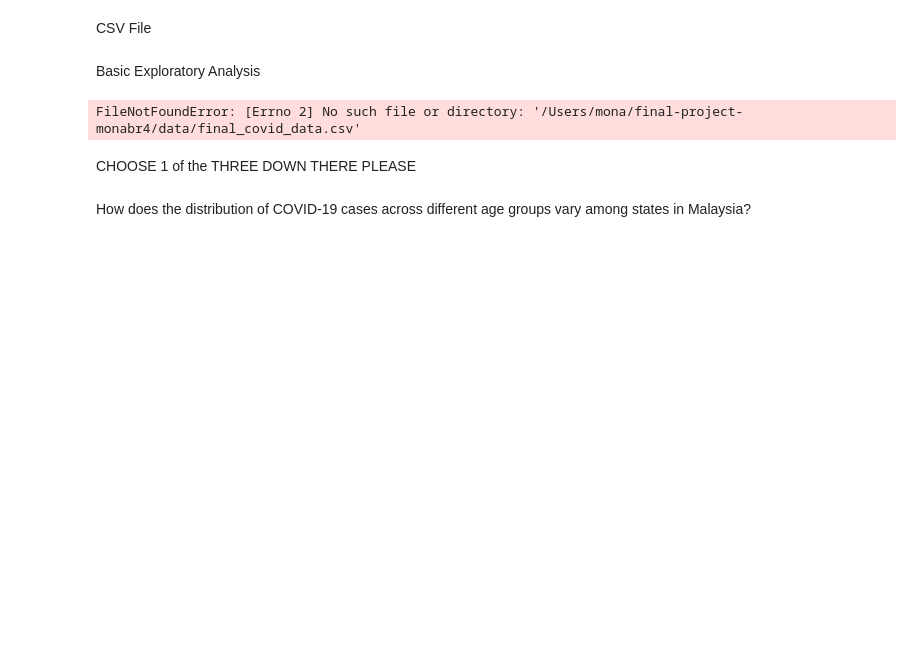
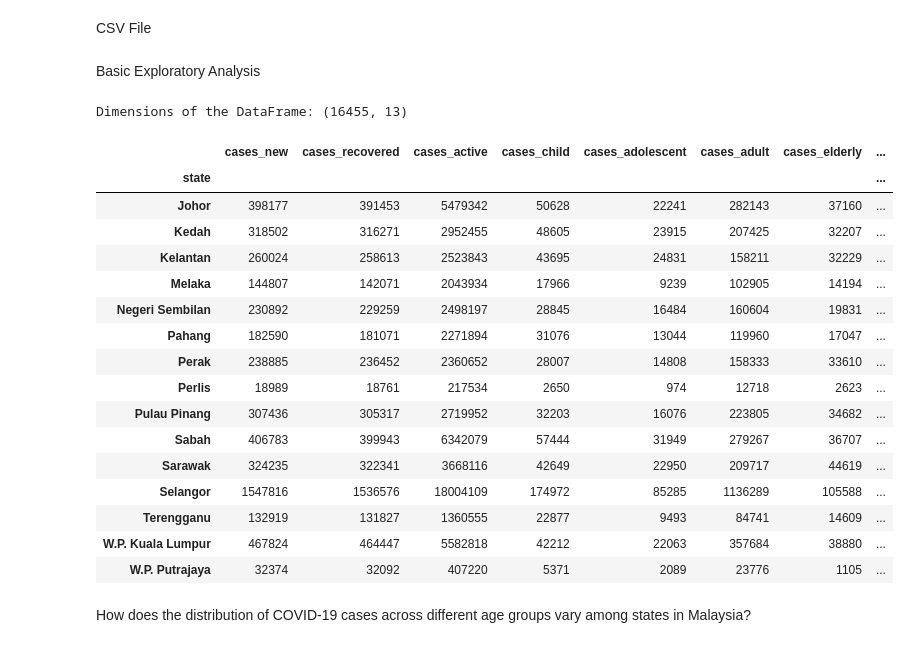
Before and after one commit to Fall23-DSCI-510/final-project-monabr4, a Jupyter notebook: results/graphing.ipynb, the cells around one changed output. Drawn from its saved outputs; the diff is of its cells as text; code cells hidden in the pictures; blank space fills up the shorter version.

Commit message:
Almost There

```diff
--- a/results/graphing.ipynb
+++ b/results/graphing.ipynb
@@ -23,26 +27,42 @@ merged_data
 # %% [markdown]
 Basic Exploratory Analysis
 # %%
-csv_file_path = "/Users/mona/final-project-monabr4/data/final_covid_data.csv"
+csv_file_path = "/Users/mona/final-project-monabr4/data/processed/final_covid_data.csv"
 final_covid_data = pd.read_csv(csv_file_path)
 (final_covid_data)
 dimensions = final_covid_data.shape
 print("Dimensions of the DataFrame:", dimensions)
 # %% [output]
-FileNotFoundError: [Errno 2] No such file or directory: '/Users/mona/final-project-monabr4/data/final_covid_data.csv'
+Dimensions of the DataFrame: (16455, 13)
 # %%
-csv_file_path = "/Users/mona/final-project-monabr4/data/final_covid_data.csv"
+csv_file_path = "/Users/mona/final-project-monabr4/data/processed/final_covid_data.csv"
 final_covid_data = pd.read_csv(csv_file_path)
 
 columns_to_sum = [
     'cases_new', 'cases_recovered', 'cases_active',
     'cases_child', 'cases_adolescent', 'cases_adult', 'cases_elderly',
     'population', 'cases_new_per_capita', 'cases_recovered_per_capita', 'cases_active_per_capita'
 ]
 sum_by_state = final_covid_data.groupby('state')[columns_to_sum].sum()
-
-
 sum_by_state
+# %% [output]
+|  | cases_new | cases_recovered | cases_active | cases_child | cases_adolescent | cases_adult | cases_elderly | ... |
+| state |  |  |  |  |  |  |  | ... |
+| Johor | 398177 | 391453 | 5479342 | 50628 | 22241 | 282143 | 37160 | ... |
+| Kedah | 318502 | 316271 | 2952455 | 48605 | 23915 | 207425 | 32207 | ... |
+| Kelantan | 260024 | 258613 | 2523843 | 43695 | 24831 | 158211 | 32229 | ... |
+| Melaka | 144807 | 142071 | 2043934 | 17966 | 9239 | 102905 | 14194 | ... |
+| Negeri Sembilan | 230892 | 229259 | 2498197 | 28845 | 16484 | 160604 | 19831 | ... |
+| Pahang | 182590 | 181071 | 2271894 | 31076 | 13044 | 119960 | 17047 | ... |
+| Perak | 238885 | 236452 | 2360652 | 28007 | 14808 | 158333 | 33610 | ... |
+| Perlis | 18989 | 18761 | 217534 | 2650 | 974 | 12718 | 2623 | ... |
+| Pulau Pinang | 307436 | 305317 | 2719952 | 32203 | 16076 | 223805 | 34682 | ... |
+| Sabah | 406783 | 399943 | 6342079 | 57444 | 31949 | 279267 | 36707 | ... |
+| Sarawak | 324235 | 322341 | 3668116 | 42649 | 22950 | 209717 | 44619 | ... |
+| Selangor | 1547816 | 1536576 | 18004109 | 174972 | 85285 | 1136289 | 105588 | ... |
+| Terengganu | 132919 | 131827 | 1360555 | 22877 | 9493 | 84741 | 14609 | ... |
+| W.P. Kuala Lumpur | 467824 | 464447 | 5582818 | 42212 | 22063 | 357684 | 38880 | ... |
+| W.P. Putrajaya | 32374 | 32092 | 407220 | 5371 | 2089 | 23776 | 1105 | ... |
 # %%
 subset_sum_by_state = sum_by_state.iloc[:, [3, 4, 5,6]]
 subset_sum_by_state
@@ -52,7 +72,5 @@ subset_sum_by_state
 # %%
 subset_sum_by_state = sum_by_state.iloc[:, [8]]
 subset_sum_by_state
-# %% [markdown]
-CHOOSE 1 of the THREE DOWN THERE PLEASE
 # %% [markdown]
 How does the distribution of COVID-19 cases across different age groups vary among states in Malaysia?
```
Also changed, not shown: parts of 15 cells of this notebook, 15 other files.
